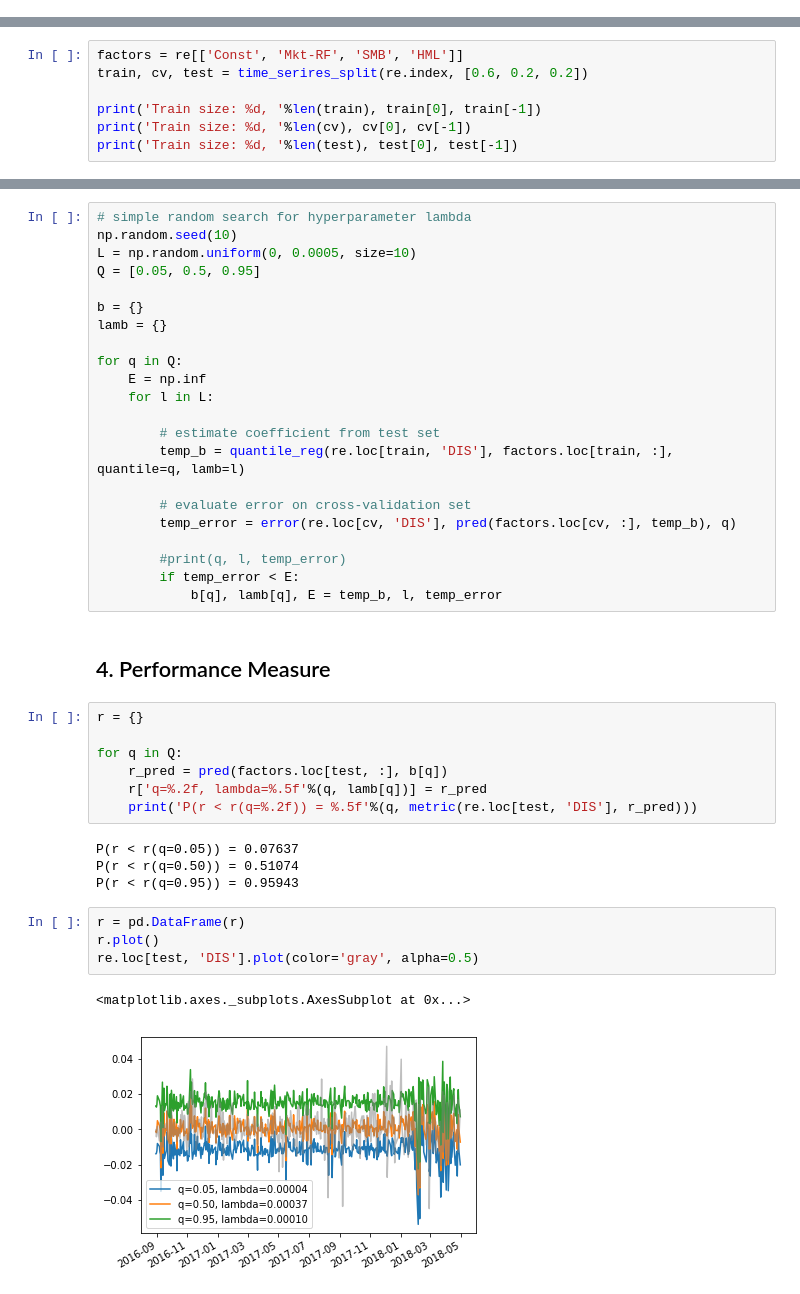
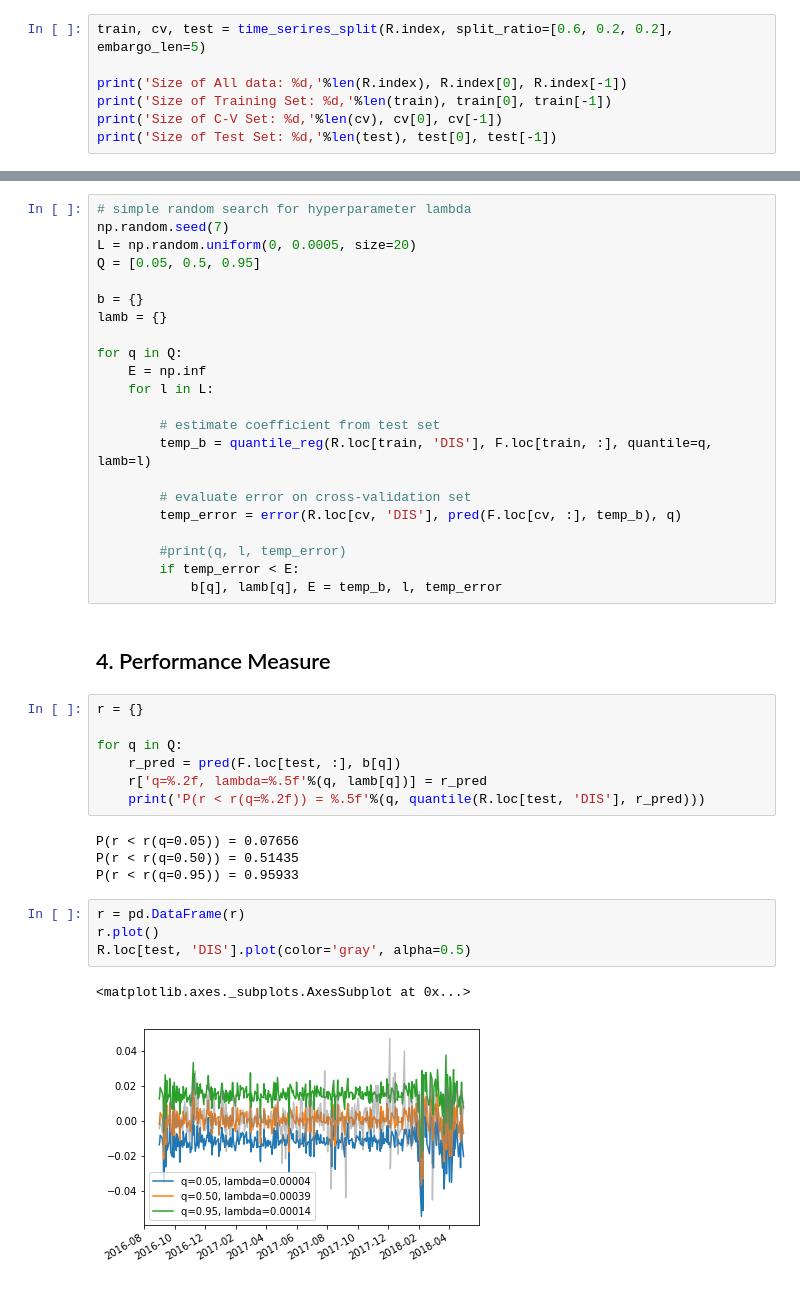
Before and after one commit to JC-Cheng/ML-QF_Practice, a Jupyter notebook: Quantile Regression/Quantile Regression.ipynb, the cells around one changed output, grey strips where cells are left out. Cells and saved outputs as stored; diff of their text form.

Commit message:
embargo on CV splits

```diff
--- a/Quantile Regression/Quantile Regression.ipynb
+++ b/Quantile Regression/Quantile Regression.ipynb
@@ -48,0 +27,7 @@ re.head()
+# %%
+train, cv, test = time_serires_split(R.index, split_ratio=[0.6, 0.2, 0.2], embargo_len=5)
+
+print('Size of All data: %d,'%len(R.index), R.index[0], R.index[-1])
+print('Size of Training Set: %d,'%len(train), train[0], train[-1])
+print('Size of C-V Set: %d,'%len(cv), cv[0], cv[-1])
+print('Size of Test Set: %d,'%len(test), test[0], test[-1])
@@ -105,7 +50,0 @@ def time_serires_split(ix, split=[0.8, 0.2]):
-# %%
-factors = re[['Const', 'Mkt-RF', 'SMB', 'HML']]
-train, cv, test = time_serires_split(re.index, [0.6, 0.2, 0.2])
-
-print('Train size: %d, '%len(train), train[0], train[-1])
-print('Train size: %d, '%len(cv), cv[0], cv[-1])
-print('Train size: %d, '%len(test), test[0], test[-1])
@@ -116,7 +51,7 @@ Train size: 419,  2016-08-30 00:00:00 2018-04-30 00:00:00
 # %%
 # simple random search for hyperparameter lambda
-np.random.seed(10)
-L = np.random.uniform(0, 0.0005, size=10)
+np.random.seed(7)
+L = np.random.uniform(0, 0.0005, size=20)
 Q = [0.05, 0.5, 0.95]
 
 b = {}
@@ -127,10 +62,10 @@ for q in Q:
     for l in L:
 
         # estimate coefficient from test set
-        temp_b = quantile_reg(re.loc[train, 'DIS'], factors.loc[train, :], quantile=q, lamb=l)
+        temp_b = quantile_reg(R.loc[train, 'DIS'], F.loc[train, :], quantile=q, lamb=l)
 
         # evaluate error on cross-validation set
-        temp_error = error(re.loc[cv, 'DIS'], pred(factors.loc[cv, :], temp_b), q)
+        temp_error = error(R.loc[cv, 'DIS'], pred(F.loc[cv, :], temp_b), q)
 
         #print(q, l, temp_error)
         if temp_error < E:
@@ -141,19 +76,19 @@ for q in Q:
 r = {}
 
 for q in Q:
-    r_pred = pred(factors.loc[test, :], b[q])
+    r_pred = pred(F.loc[test, :], b[q])
     r['q=%.2f, lambda=%.5f'%(q, lamb[q])] = r_pred
-    print('P(r < r(q=%.2f)) = %.5f'%(q, metric(re.loc[test, 'DIS'], r_pred)))
+    print('P(r < r(q=%.2f)) = %.5f'%(q, quantile(R.loc[test, 'DIS'], r_pred)))
 # %% [output]
-P(r < r(q=0.05)) = 0.07637
-P(r < r(q=0.50)) = 0.51074
-P(r < r(q=0.95)) = 0.95943
+P(r < r(q=0.05)) = 0.07656
+P(r < r(q=0.50)) = 0.51435
+P(r < r(q=0.95)) = 0.95933
 # %%
 r = pd.DataFrame(r)
 r.plot()
-re.loc[test, 'DIS'].plot(color='gray', alpha=0.5)
+R.loc[test, 'DIS'].plot(color='gray', alpha=0.5)
 # %% [output]
 <matplotlib.axes._subplots.AxesSubplot at 0x...>
-[figure, old version]
+[figure, new version]
 # %%
 for c in r.columns:
```
Also changed, not shown: parts of 11 cells of this notebook, 1 other file.
